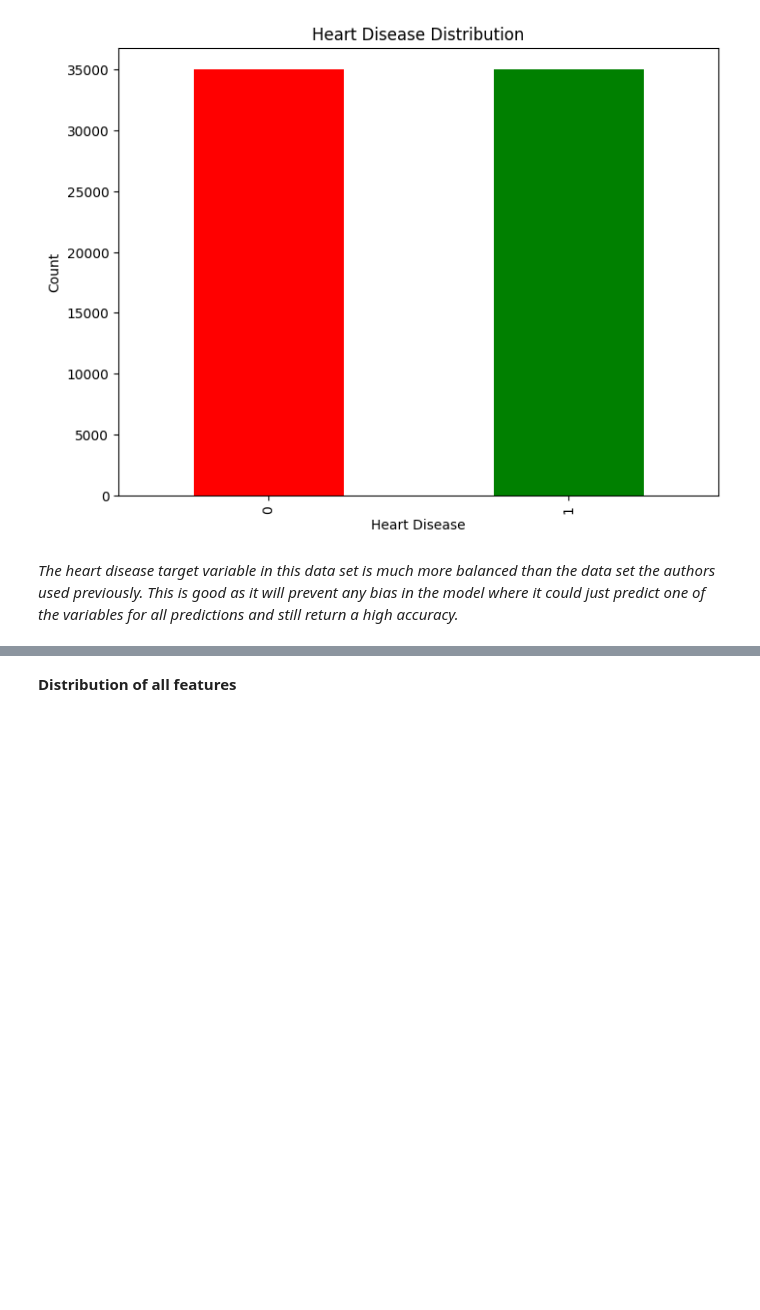
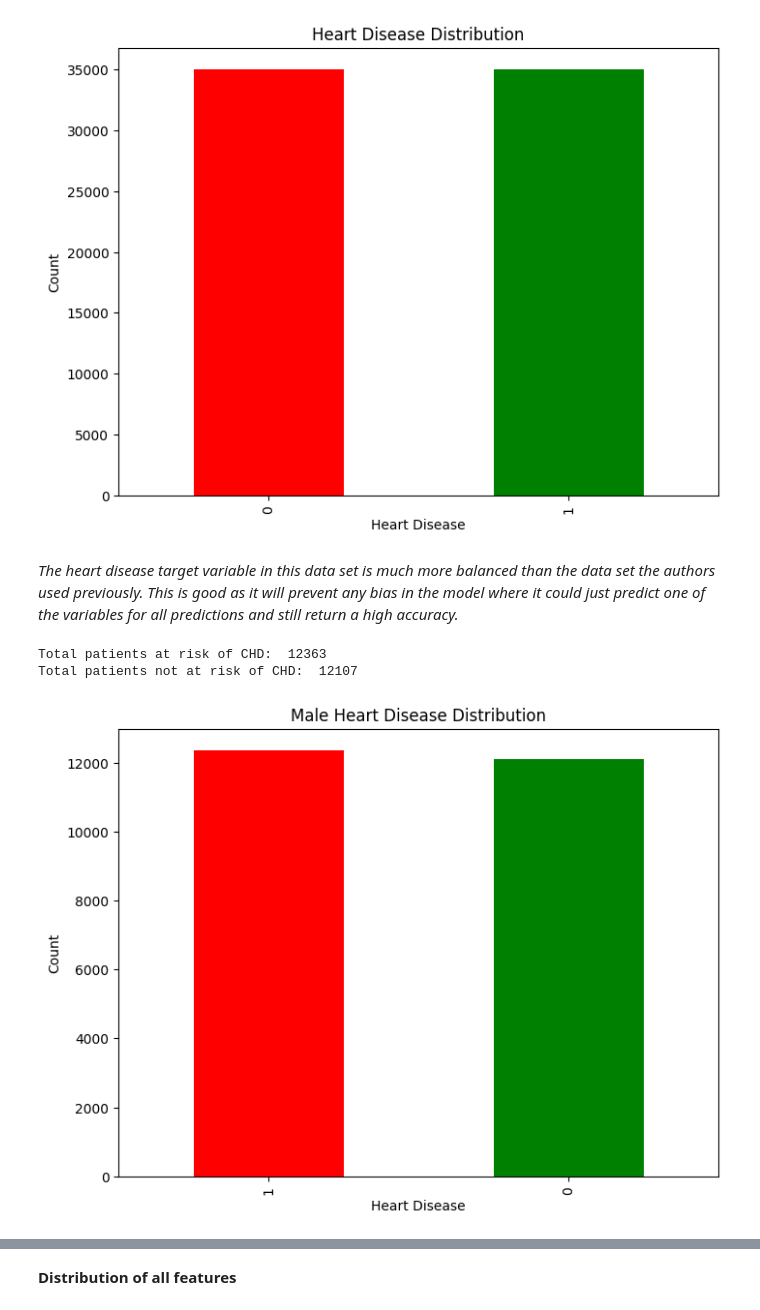
Before and after one commit to bradymiller2310/DS340_Project, a Jupyter notebook: Copy of Siamese.ipynb, the cells around one changed output, grey strips where cells are left out. Drawn from its saved outputs; the diff is of its cells as text; code cells hidden in the pictures; blank space fills up the shorter version.

```diff
--- a/Copy of Siamese.ipynb
+++ b/Copy of Siamese.ipynb
@@ -74,6 +63,12 @@ df.head(10)
 | 7 | 12 | 61.874 | 2 | 178 | 95.0 | 130 | 90 | 3 | 3 | 0 | 0 | ... |
 | 8 | 13 | 48.405 | 1 | 158 | 71.0 | 110 | 70 | 1 | 1 | 0 | 0 | ... |
 | 9 | 14 | 54.340 | 1 | 164 | 68.0 | 110 | 60 | 1 | 1 | 0 | 0 | ... |
+# %%
+# creating dataset of just men
+df_men = df[df['gender'] == 2]
+
+# creating dataset of just women
+df_women = df[df['gender'] == 1]
 # %% [markdown]
 # **Exploratory Data Analysis**
 # %% [markdown]
@@ -126,3 +121,24 @@ Total patients not at risk of CHD:  35021
 [figure]
 # %% [markdown]
 *The heart disease target variable in this data set is much more balanced than the data set the authors used previously. This is good as it will prevent any bias in the model where it could just predict one of the variables for all predictions and still return a high accuracy.*
+# %%
+hd_counts = df_men['cardio'].value_counts()
+
+from collections import Counter
+tv_count = Counter(df_men['cardio'])
+print('Total patients at risk of CHD: ', tv_count[1])
+print('Total patients not at risk of CHD: ', tv_count[0])
+
+# Plotting
+plt.figure(figsize=(8,6))
+hd_counts.plot(kind='bar', color=['red', 'green'])
+plt.title('Male Heart Disease Distribution')
+plt.xlabel('Heart Disease')
+plt.ylabel('Count')
+
+# Display the plot
+plt.show()
+# %% [output]
+Total patients at risk of CHD:  12363
+Total patients not at risk of CHD:  12107
+[figure, added]
```
Also changed, not shown: parts of 45 cells of this notebook.
